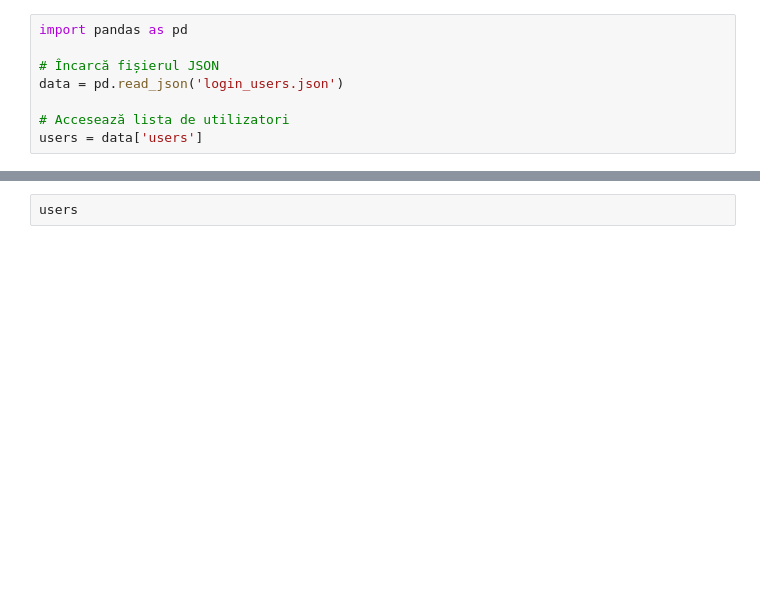
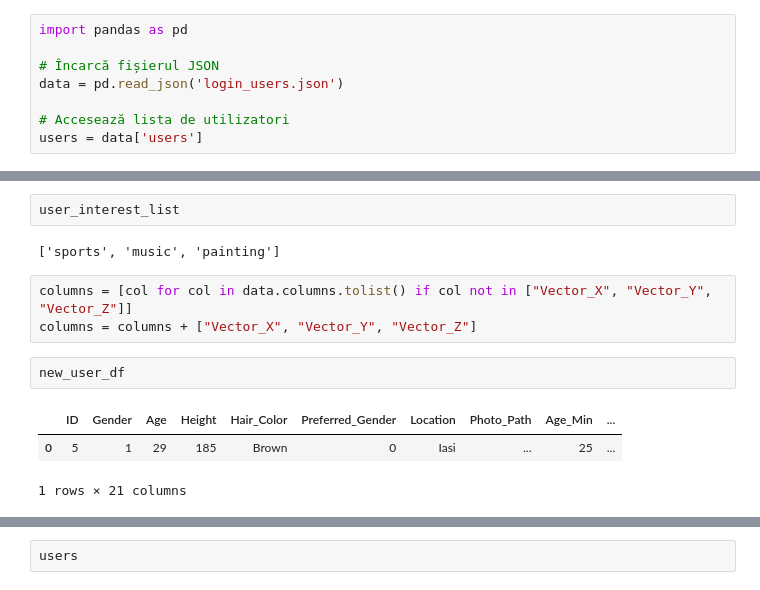
Before and after one commit to mihaimiron1/APA_final_project, a Jupyter notebook: test.ipynb, the cells around one changed output, grey strips where cells are left out. Saved outputs shown, nothing was run; the diff lists cells and outputs as text; blank space fills up the shorter version.

```diff
--- a/test.ipynb
+++ b/test.ipynb
@@ -8,0 +271,13 @@ users = data['users']
+# %%
+user_interest_list
+# %% [output]
+['sports', 'music', 'painting']
+# %%
+columns = [col for col in data.columns.tolist() if col not in ["Vector_X", "Vector_Y", "Vector_Z"]]
+columns = columns + ["Vector_X", "Vector_Y", "Vector_Z"]
+# %%
+new_user_df
+# %% [output]
+|  | ID | Gender | Age | Height | Hair_Color | Preferred_Gender | Location | Photo_Path | Age_Min | ... |
+| 0 | 5 | 1 | 29 | 185 | Brown | 0 | Iasi | ... | 25 | ... |
+1 rows × 21 columns
```
Also changed, not shown: parts of 30 cells of this notebook, 9 other files.
